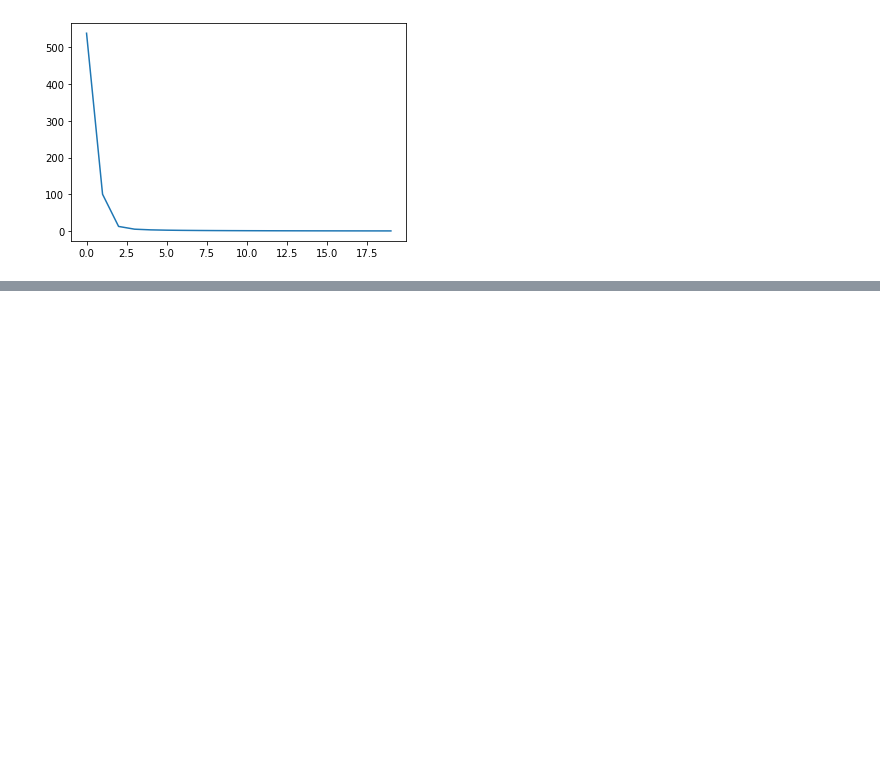
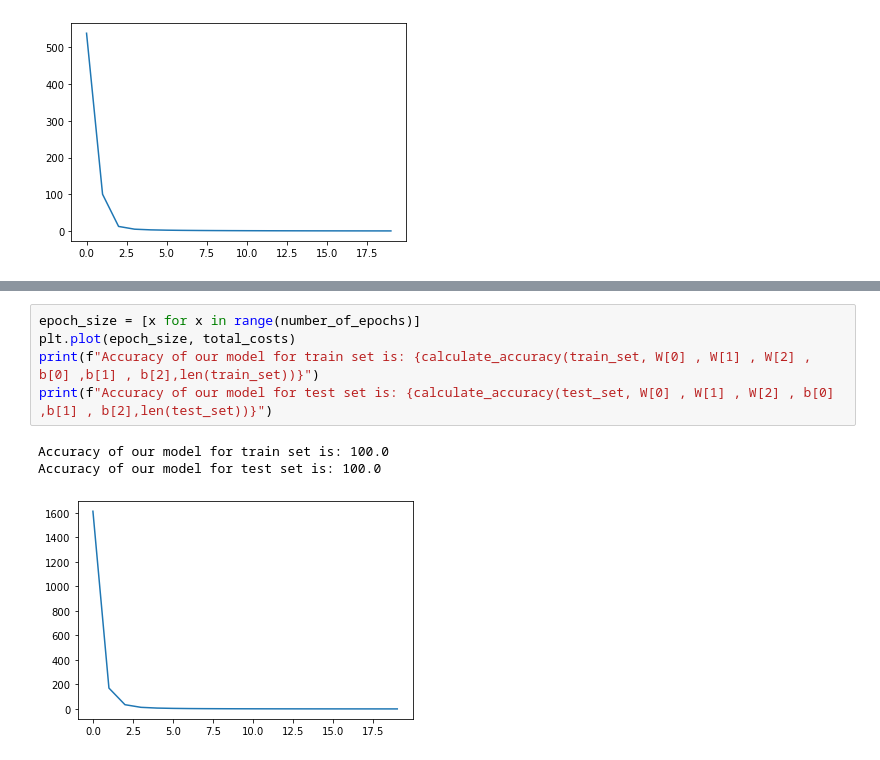
Before and after one commit to narsan/FruitClassificatoin, a Jupyter notebook: FruitClassification.ipynb, the cells around one changed output, grey strips where cells are left out. Saved outputs shown, nothing was run; the diff lists cells and outputs as text; blank space fills up the shorter version.

Commit message:
Test the model

```diff
--- a/FruitClassification.ipynb
+++ b/FruitClassification.ipynb
@@ -289,0 +349,9 @@ Accuracy: 100.0
+# %%
+epoch_size = [x for x in range(number_of_epochs)]
+plt.plot(epoch_size, total_costs)
+print(f"Accuracy of our model for train set is: {calculate_accuracy(train_set, W[0] , W[1] , W[2] , b[0] ,b[1] , b[2],len(train_set))}")
+print(f"Accuracy of our model for test set is: {calculate_accuracy(test_set, W[0] , W[1] , W[2] , b[0] ,b[1] , b[2],len(test_set))}")
+# %% [output]
+Accuracy of our model for train set is: 100.0
+Accuracy of our model for test set is: 100.0
+[figure, added]
```
Also changed, not shown: parts of 2 cells of this notebook.
